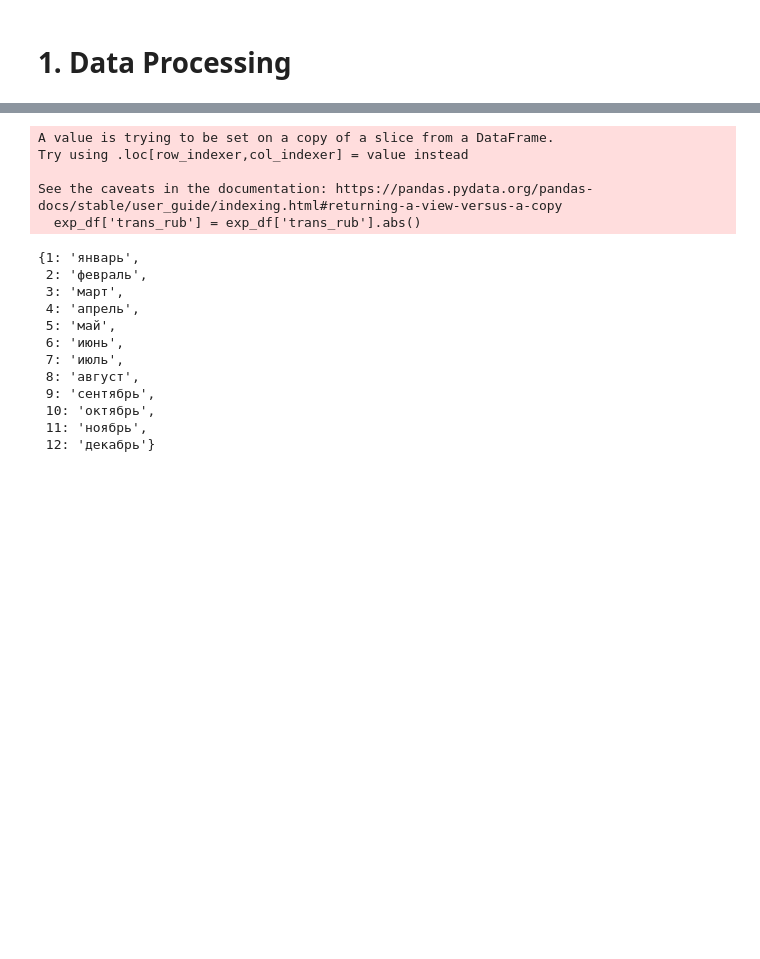
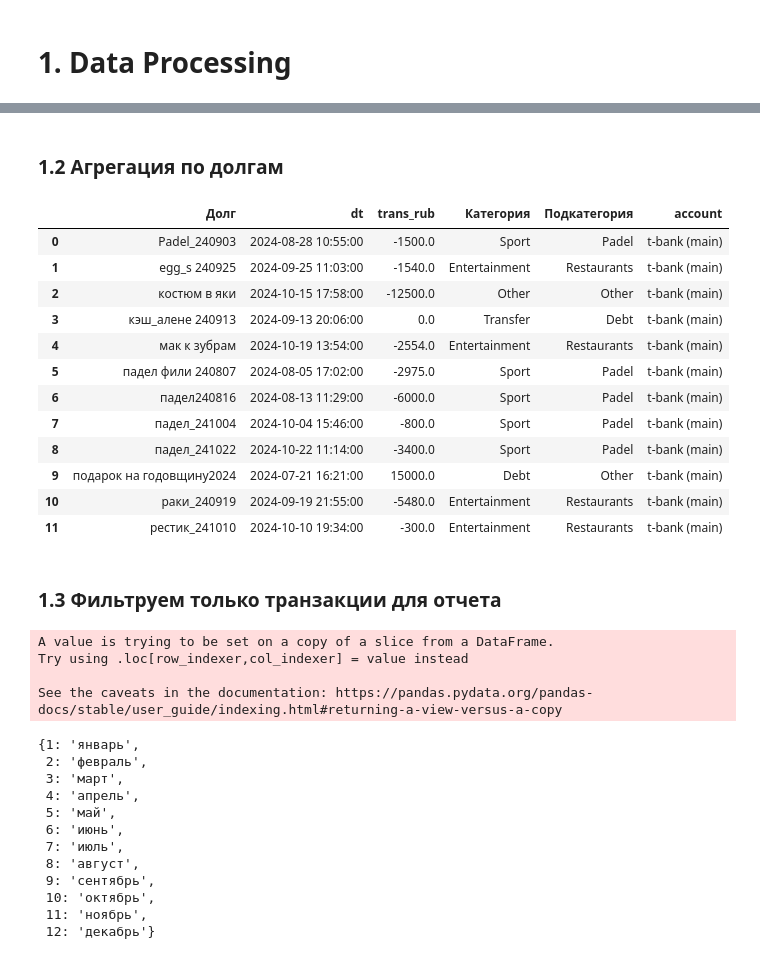
Before and after one commit to pnkrtm/finman, a Jupyter notebook: notebooks/dasboards.ipynb, the cells around one changed output, grey strips where cells are left out. Cells and saved outputs as stored; diff of their text form; code cells hidden in the pictures; blank space fills up the shorter version.

```diff
--- a/notebooks/dasboards.ipynb
+++ b/notebooks/dasboards.ipynb
@@ -110,3 +108,34 @@ trans_df.head()
 # %%
 trans_df['dt'] = pd.to_datetime(trans_df['dt'])
 trans_df['trans_rub'] = pd.to_numeric(trans_df['trans_rub'])
+# %% [markdown]
+### 1.2 Агрегация по долгам
+# %%
+trans_df_no_debt = trans_df.loc[(trans_df['Долг'].isnull()) | (trans_df['Долг'] == '')]
+trans_df_debt = trans_df.loc[(trans_df['Долг'] != '') & (trans_df['Долг'].notnull())]
+
+assert (trans_df_no_debt.shape[0] + trans_df_debt.shape[0]) == trans_df.shape[0]
+# %%
+trans_df_debt = trans_df_debt.groupby('Долг').agg({
+    'dt': min,
+    'trans_rub': sum,
+    'Категория': "last",
+    'Подкатегория': "last",
+    'account': lambda x: ";".join(set(x))
+}).reset_index()
+# %%
+trans_df_debt
+# %% [output]
+|  | Долг | dt | trans_rub | Категория | Подкатегория | account |
+| 0 | Padel_240903 | 2024-08-28 10:55:00 | -1500.0 | Sport | Padel | t-bank (main) |
+| 1 | egg_s 240925 | 2024-09-25 11:03:00 | -1540.0 | Entertainment | Restaurants | t-bank (main) |
+| 2 | костюм в яки | 2024-10-15 17:58:00 | -12500.0 | Other | Other | t-bank (main) |
+| 3 | кэш_алене 240913 | 2024-09-13 20:06:00 | 0.0 | Transfer | Debt | t-bank (main) |
+| 4 | мак к зубрам | 2024-10-19 13:54:00 | -2554.0 | Entertainment | Restaurants | t-bank (main) |
+| 5 | падел фили 240807 | 2024-08-05 17:02:00 | -2975.0 | Sport | Padel | t-bank (main) |
+| 6 | падел240816 | 2024-08-13 11:29:00 | -6000.0 | Sport | Padel | t-bank (main) |
+| 7 | падел_241004 | 2024-10-04 15:46:00 | -800.0 | Sport | Padel | t-bank (main) |
+| 8 | падел_241022 | 2024-10-22 11:14:00 | -3400.0 | Sport | Padel | t-bank (main) |
+| 9 | подарок на годовщину2024 | 2024-07-21 16:21:00 | 15000.0 | Debt | Other | t-bank (main) |
+| 10 | раки_240919 | 2024-09-19 21:55:00 | -5480.0 | Entertainment | Restaurants | t-bank (main) |
+| 11 | рестик_241010 | 2024-10-10 19:34:00 | -300.0 | Entertainment | Restaurants | t-bank (main) |
@@ -113,15 +144,18 @@ trans_df['trans_rub'] = pd.to_numeric(trans_df['trans_rub'])
+# %% [markdown]
+### 1.3 Фильтруем только транзакции для отчета
 # %%
-exp_mask = (trans_df['trans_rub'] < 0) & (trans_df['account'].isin(transaction_lists) & (trans_df['Категория'] != "Transfer"))
-inc_mask = (trans_df['trans_rub'] > 0)
+exp_mask = (trans_df_debt_free['trans_rub'] < 0) & (trans_df_debt_free['account'].isin(transaction_lists) & \
+                                                    (trans_df_debt_free['Категория'] != "Transfer") & \
+                                                    (trans_df_debt_free['Подкатегория'] != "Internal"))
+inc_mask = (trans_df_debt_free['trans_rub'] > 0)
 
-exp_df = trans_df.loc[exp_mask]
+exp_df = trans_df_debt_free.loc[exp_mask]
 exp_df['trans_rub'] = exp_df['trans_rub'].abs()
 # %% [output]
 A value is trying to be set on a copy of a slice from a DataFrame.
 Try using .loc[row_indexer,col_indexer] = value instead
 
 See the caveats in the documentation: https://pandas.pydata.org/pandas-docs/stable/user_guide/indexing.html#returning-a-view-versus-a-copy
-  exp_df['trans_rub'] = exp_df['trans_rub'].abs()
 # %%
 months_dict = {key: value for key,value in zip(np.arange(1, 13), ["январь", "февраль", "март", "апрель", "май", "июнь",
                                                                     "июль", "август", "сентябрь", "октябрь", "ноябрь", "декабрь"])}
```
Also changed, not shown: parts of 17 cells of this notebook, 3 other files.
